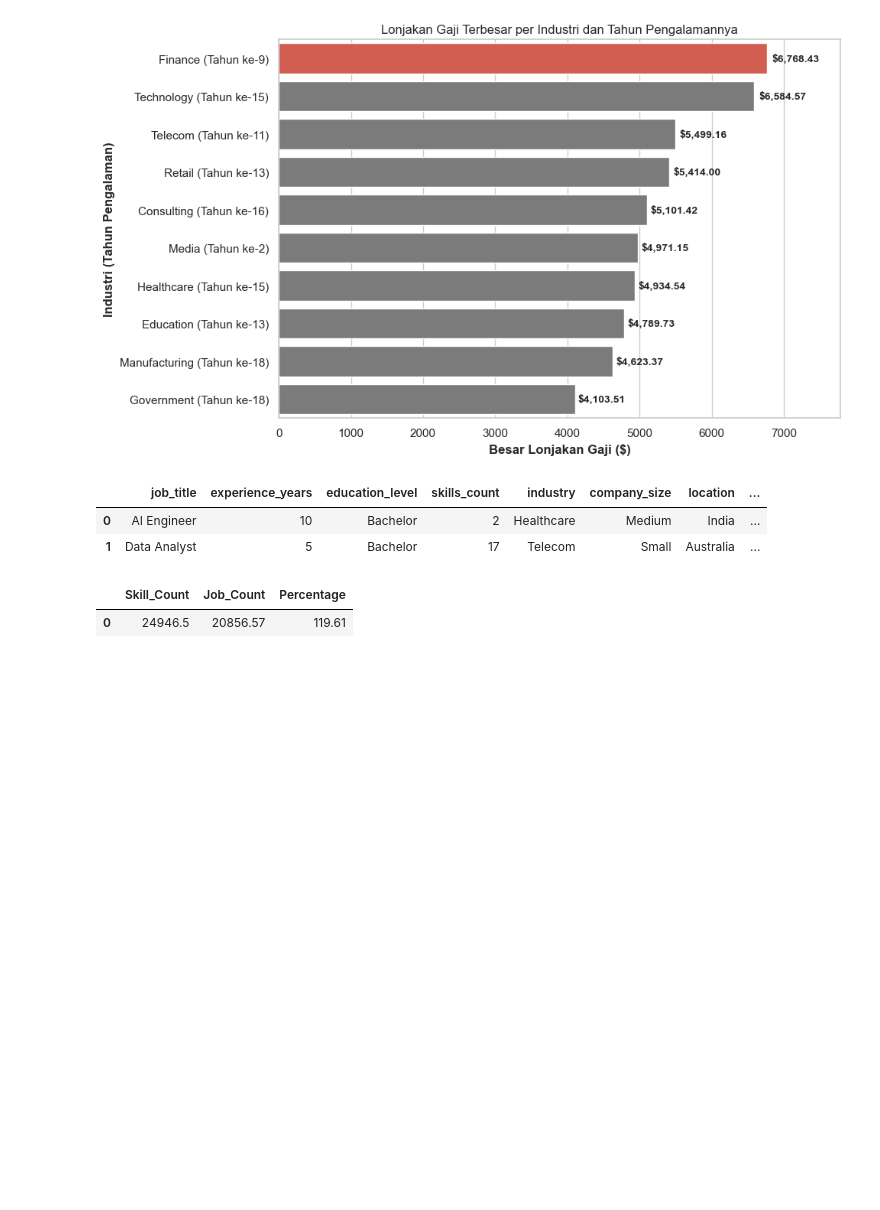
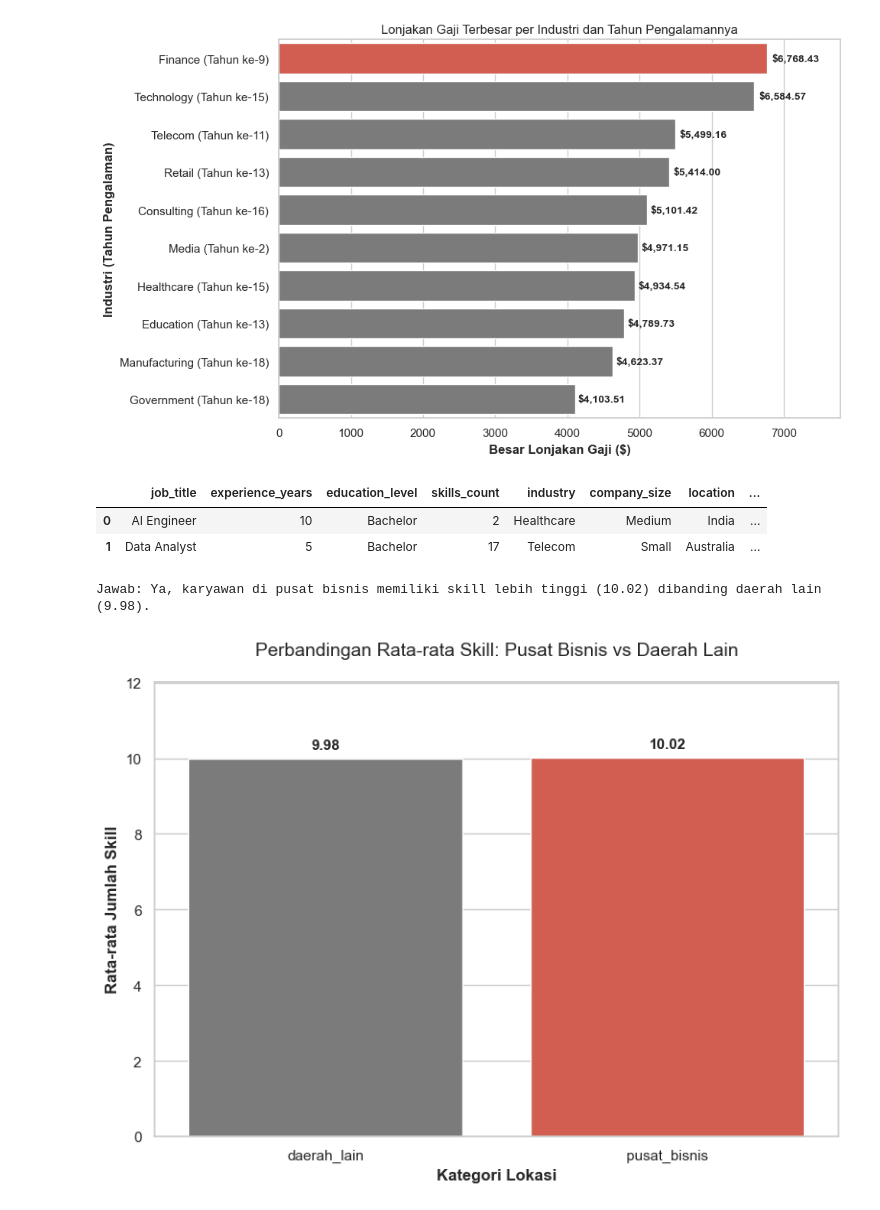
Before and after one commit to HafidzAfrieno/Project-Data-Analyst-Part-1, a Jupyter notebook: job_salary_analyst.ipynb, the cells around one changed output. Drawn from its saved outputs; the diff is of its cells as text; code cells hidden in the pictures; blank space fills up the shorter version.

```diff
--- a/job_salary_analyst.ipynb
+++ b/job_salary_analyst.ipynb
@@ -534,27 +534,43 @@ df.head(2)
 # %%
 # soal nomor 2
 # 2. Apakah karyawan di kota-kota pusat bisnis memiliki skills_count yang lebih tinggi dibandingkan daerah lain untuk job_title yang identik?
 data = df[['skills_count','salary','job_title','location']].copy()
 #mencari negara pusat bisnis
-location_businnes = data.groupby('location')['salary'].mean().sort_values(ascending=False).reset_index()
-mean_locbusinnes = data['salary'].mean()
-center_locbusinnes = location_businnes[location_businnes['salary'] > mean_locbusinnes]['location']
-#hitung skills_count di negara pusat bisnis
-dataloc_centerbusinnes = data[data['location'].isin(center_locbusinnes)].reset_index(drop=True)
-skillCount_location = (dataloc_centerbusinnes.groupby('location')['skills_count'].count().sort_values(ascending=False)).mean()
+mean_globalsalary = data['salary'].mean()
+location_stats = data.groupby('location')['salary'].mean().reset_index()
+center_location = location_stats[location_stats['salary']>mean_globalsalary]['location']
+data['is_bussiness_center'] = data['location'].isin(center_location).map({True:'pusat_bisnis',False:'daerah_lain'})
+# Kita gunakan .mean() karena yang ditanya adalah "apakah lebih tinggi" (kualitas skill)
+compa_stats = data.groupby('is_bussiness_center')['skills_count'].mean().reset_index()
+pusat_bisnis = compa_stats.loc[compa_stats['is_bussiness_center']== 'pusat_bisnis','skills_count'].values[0]
+daerah_lain = compa_stats.loc[compa_stats['is_bussiness_center']== 'daerah_lain','skills_count'].values[0]
 
-#mencati job identik
-jobtitle_salary = data.groupby('job_title')['salary'].mean().sort_values(ascending=False).reset_index()
-mean_jobtitle = mean_locbusinnes.copy()
-indentic_jobtitle = jobtitle_salary[jobtitle_salary['salary'] > mean_jobtitle]['job_title']
-#hitung count job identik
-dataindectic_job = data[data['job_title'].isin(indentic_jobtitle).reset_index(drop=True)]
-Jobindenctic_count = (dataindectic_job.groupby('job_title')['salary'].count().sort_values(ascending=False)).mean()
+top_count = compa_stats['skills_count'].max()
+colors = ['#e74c3c' if (x == top_count) else "#7b7b7b" for x in compa_stats['skills_count']]
 
-#hitung presentase
-precentace = ((skillCount_location/Jobindenctic_count)*100)
-df_count_job = pd.DataFrame({'Skill_Count': skillCount_location,'Job_Count': Jobindenctic_count,'Percentage': precentace},index=[0]).round(2)
-df_count_job
+plt.figure(figsize=(8, 6))
+ax = sns.barplot(data=compa_stats, x="is_bussiness_center", y="skills_count", palette=colors, hue="is_bussiness_center", legend=False)
+
+#Tambahkan teks angka di atas batang
+for p in ax.patches:
+    height = p.get_height()
+    ax.annotate(f'{height:.2f}',
+                xy=(p.get_x() + p.get_width() / 2, height),
+                xytext=(0, 5),  # Jarak 5 point ke atas
+                textcoords="offset points",
+                ha='center', va='bottom',
+                fontweight='bold', fontsize=11)
+
+plt.title("Perbandingan Rata-rata Skill: Pusat Bisnis vs Daerah Lain", fontsize=14, pad=20)
+plt.xlabel("Kategori Lokasi", fontweight='bold')
+plt.ylabel("Rata-rata Jumlah Skill", fontweight='bold')
+plt.ylim(0, compa_stats['skills_count'].max() * 1.2)
+plt.tight_layout()
+
+if pusat_bisnis > daerah_lain:
+    print(f"\nJawab: Ya, karyawan di pusat bisnis memiliki skill lebih tinggi ({pusat_bisnis:.2f}) dibanding daerah lain ({daerah_lain:.2f}).")
+else:
+    print(f"\nJawab: Tidak, rata-rata skill di pusat bisnis ({pusat_bisnis:.2f}) tidak lebih tinggi dari daerah lain ({daerah_lain:.2f}).")
 # %% [output]
-|  | Skill_Count | Job_Count | Percentage |
-| 0 | 24946.5 | 20856.57 | 119.61 |
+Jawab: Ya, karyawan di pusat bisnis memiliki skill lebih tinggi (10.02) dibanding daerah lain (9.98).
+[figure, added]
```
Also changed, not shown: parts of 1 cell of this notebook.
